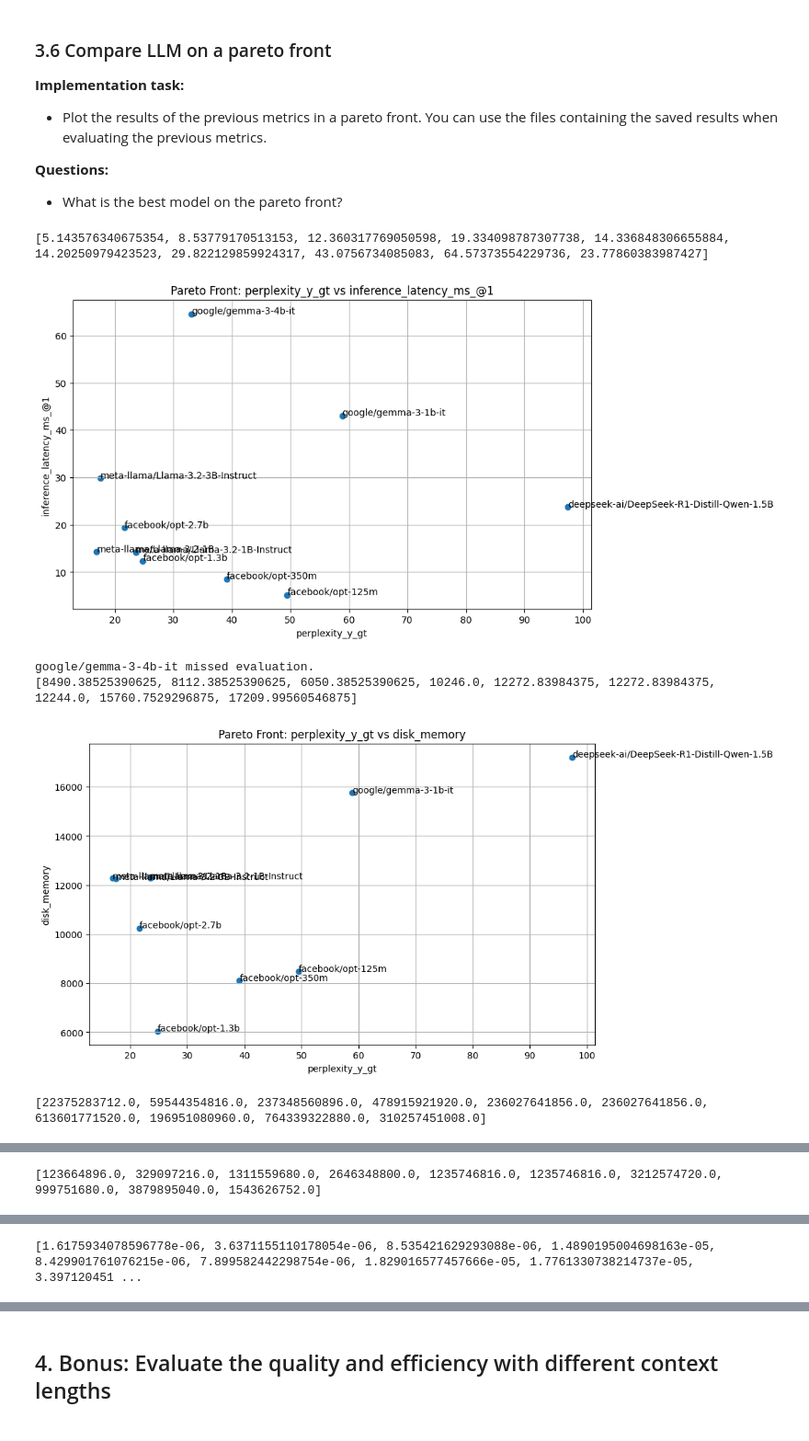
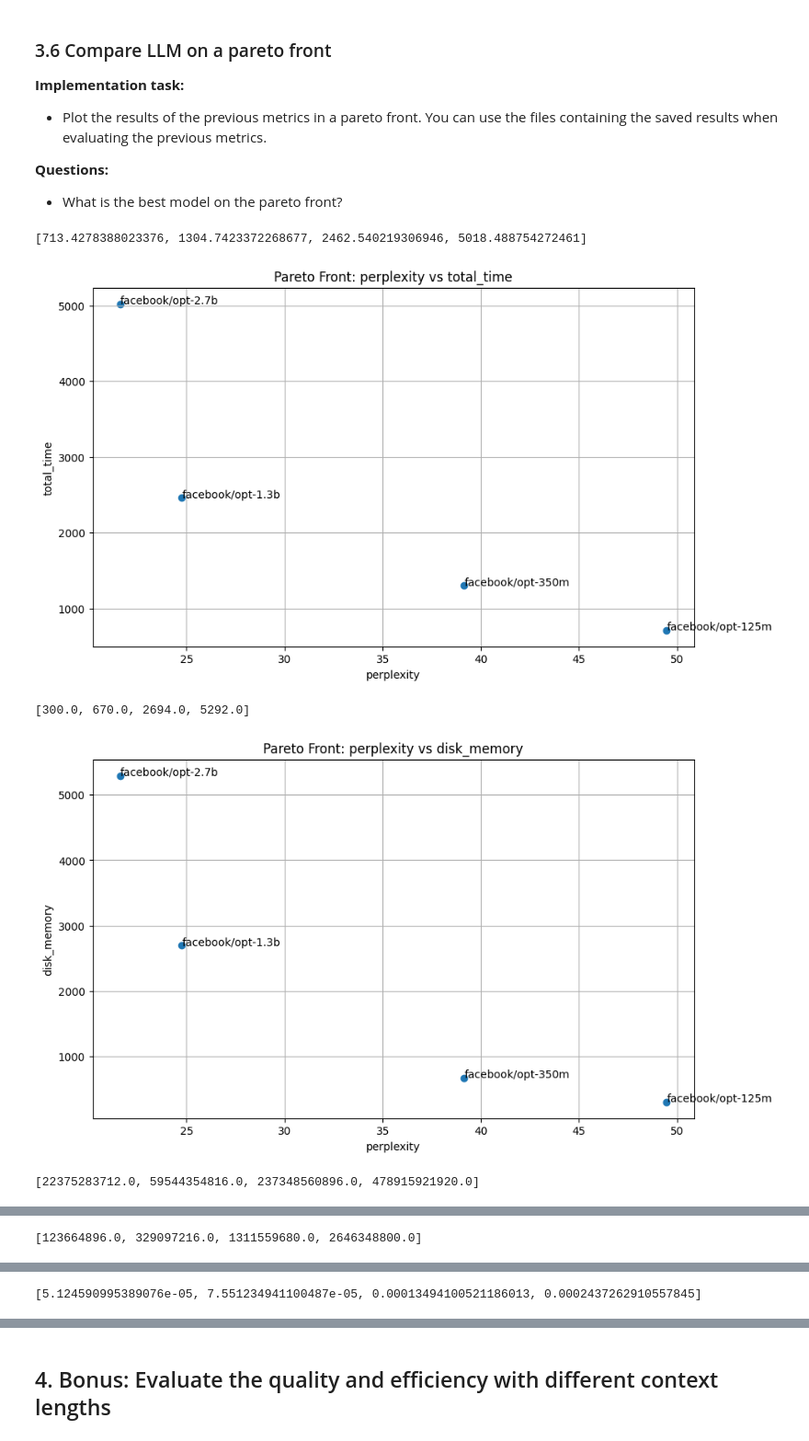
Before and after one commit to PrunaAI/ai-efficiency-courses, a Jupyter notebook: solutions/02-measure_llm_efficiency.ipynb, the cells around one changed output, grey strips where cells are left out. Shown at 92% size. Saved outputs shown, nothing was run; the diff lists cells and outputs as text; code cells hidden in the pictures.

```diff
--- a/solutions/02-measure_llm_efficiency.ipynb
+++ b/solutions/02-measure_llm_efficiency.ipynb
@@ -401,10 +275,11 @@ Evaluating meta-llama/Llama-3.2-1B-Instruct
 # %%
 ### To Complete ###
 metrics = [
-    ModelArchitectureMetric()
-        ]
+    TotalMACsMetric(),
+    TotalParamsMetric(),
+]
 
 results_mac = evaluate_models(model_ids, metrics, dataset="WikiText")
-plot_results(results_mac, list(results_mac[list(results_mac.keys())[0]].keys())[0])
+plot_results(results_mac)
 ### End of To Complete ###
 # %% [output]
@@ -526,14 +357,16 @@ INFO - Evaluating isolated inference metrics.
 # %%
 ### To Complete ###
 metrics = [
-    ElapsedTimeMetric(n_iterations = 100,
+    TotalTimeMetric(
+        n_iterations = 100,
         n_warmup_iterations = 10,
         device = "cuda",
-        timing_type = "sync",)
-        ]
+        timing_type = "sync",
+    ),
+]
 
 results_latency = evaluate_models(model_ids, metrics, dataset="WikiText")
-plot_results(results_latency, list(results_latency[list(results_latency.keys())[0]].keys())[0])
+plot_results(results_latency)
 ### End of To Complete ###
 # %% [output]
 Evaluating facebook/opt-125m
@@ -654,13 +440,15 @@ INFO - Evaluating isolated inference metrics.
 # %%
 ### To Complete ###
 metrics = [
-    EnergyMetric(n_iterations = 100,
-                 n_warmup_iterations = 10,
-                 device = "cuda")
-        ]
+    EnergyConsumedMetric(
+        n_iterations = 100,
+        n_warmup_iterations = 10,
+        device = "cuda",
+    ),
+]
 
 results_energy = evaluate_models(model_ids, metrics, dataset="WikiText")
-plot_results(results_energy, list(results_energy[list(results_energy.keys())[0]].keys())[0])
+plot_results(results_energy)
 ### End of To Complete ###
 # %% [output]
 Evaluating facebook/opt-125m
@@ -807,8 +575,8 @@ def plot_pareto_front(metric1_results, metric2_results, metric1_name, metric2_na
     for model_name in metric1_results.keys():
         if model_name in metric1_results and model_name in metric2_results:
             models.append(model_name)
-            metric1_values.append(metric1_results[model_name][metric1_name])
-            metric2_values.append(metric2_results[model_name][metric2_name])
+            metric1_values.append([metric for metric in metric1_results[model_name] if metric.name == metric1_name][0].result)
+            metric2_values.append([metric for metric in metric2_results[model_name] if metric.name == metric2_name][0].result)
         else:
             print(f"{model_name} missed evaluation.")
 
@@ -827,16 +595,15 @@ def plot_pareto_front(metric1_results, metric2_results, metric1_name, metric2_na
     plt.grid(True)
     plt.show()
 # %%
-plot_pareto_front(results_perplexity, results_latency, "perplexity_y_gt", "inference_latency_ms_@1")
-plot_pareto_front(results_perplexity, results_memory, "perplexity_y_gt", "disk_memory")
-plot_pareto_front(results_perplexity, results_mac, "perplexity_y_gt", "total_macs")
-plot_pareto_front(results_perplexity, results_mac, "perplexity_y_gt", "total_params")
-plot_pareto_front(results_latency, results_energy, "inference_latency_ms_@1", "Inference_emissions")
-plot_pareto_front(results_latency, results_mac, "inference_latency_ms_@1", "total_macs")
+plot_pareto_front(results_perplexity, results_latency, "perplexity", "total_time")
+plot_pareto_front(results_perplexity, results_memory, "perplexity", "disk_memory")
+plot_pareto_front(results_perplexity, results_mac, "perplexity", "total_macs")
+plot_pareto_front(results_perplexity, results_mac, "perplexity", "total_params")
+plot_pareto_front(results_latency, results_energy, "total_time", "energy_consumed")
+plot_pareto_front(results_latency, results_mac, "total_time", "total_macs")
 # %% [output]
-[5.143576340675354, 8.53779170513153, 12.360317769050598, 19.334098787307738, 14.336848306655884, 14.20250979423523, 29.822129859924317, 43.0756734085083, 64.57373554229736, 23.77860383987427]
+[713.4278388023376, 1304.7423372268677, 2462.540219306946, 5018.488754272461]
-[figure, old version]
+[figure, new version]
-google/gemma-3-4b-it missed evaluation.
-[8490.38525390625, 8112.38525390625, 6050.38525390625, 10246.0, 12272.83984375, 12272.83984375, 12244.0, 15760.7529296875, 17209.99560546875]
+[300.0, 670.0, 2694.0, 5292.0]
-[figure, old version]
+[figure, new version]
-[22375283712.0, 59544354816.0, 237348560896.0, 478915921920.0, 236027641856.0, 236027641856.0, 613601771520.0, 196951080960.0, 764339322880.0, 310257451008.0]
+[22375283712.0, 59544354816.0, 237348560896.0, 478915921920.0]
@@ -844 +611 @@ google/gemma-3-4b-it missed evaluation.
-[123664896.0, 329097216.0, 1311559680.0, 2646348800.0, 1235746816.0, 1235746816.0, 3212574720.0, 999751680.0, 3879895040.0, 1543626752.0]
+[123664896.0, 329097216.0, 1311559680.0, 2646348800.0]
@@ -846 +613 @@ google/gemma-3-4b-it missed evaluation.
-[1.6175934078596778e-06, 3.6371155110178054e-06, 8.535421629293088e-06, 1.4890195004698163e-05, 8.429901761076215e-06, 7.899582442298754e-06, 1.829016577457666e-05, 1.7761330738214737e-05, 3.397120451 ...
+[5.124590995389076e-05, 7.551234941100487e-05, 0.00013494100521186013, 0.0002437262910557845]
```
Also changed, not shown: parts of 10 cells of this notebook, 3 other files.
